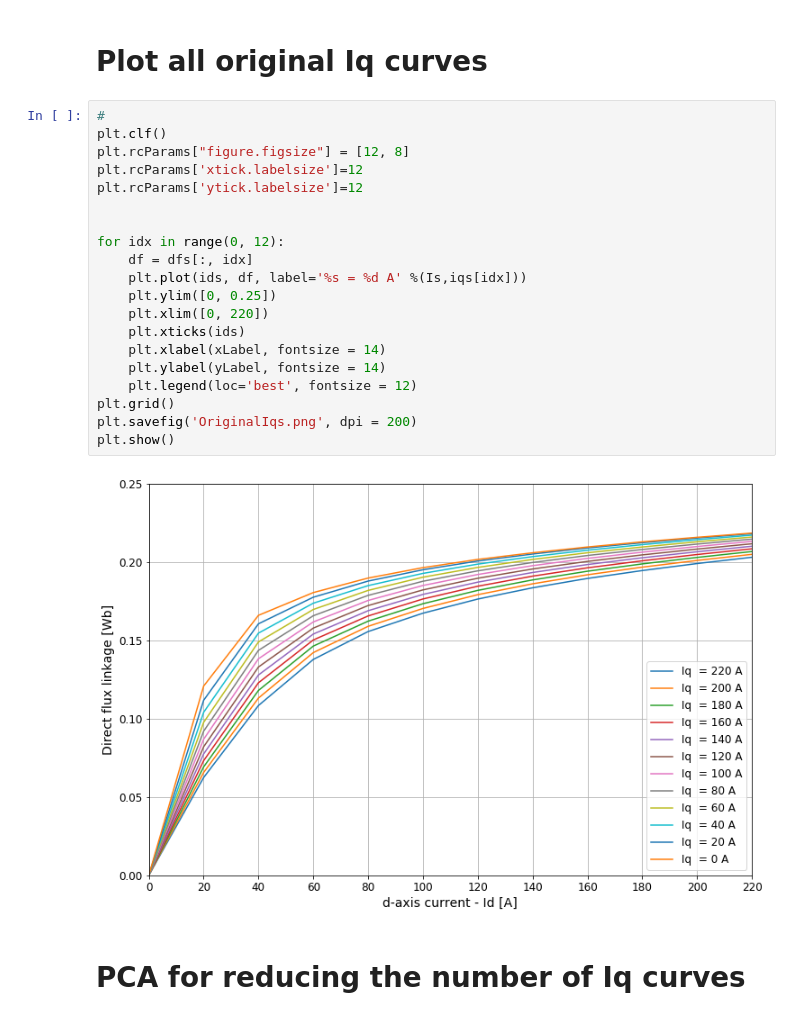
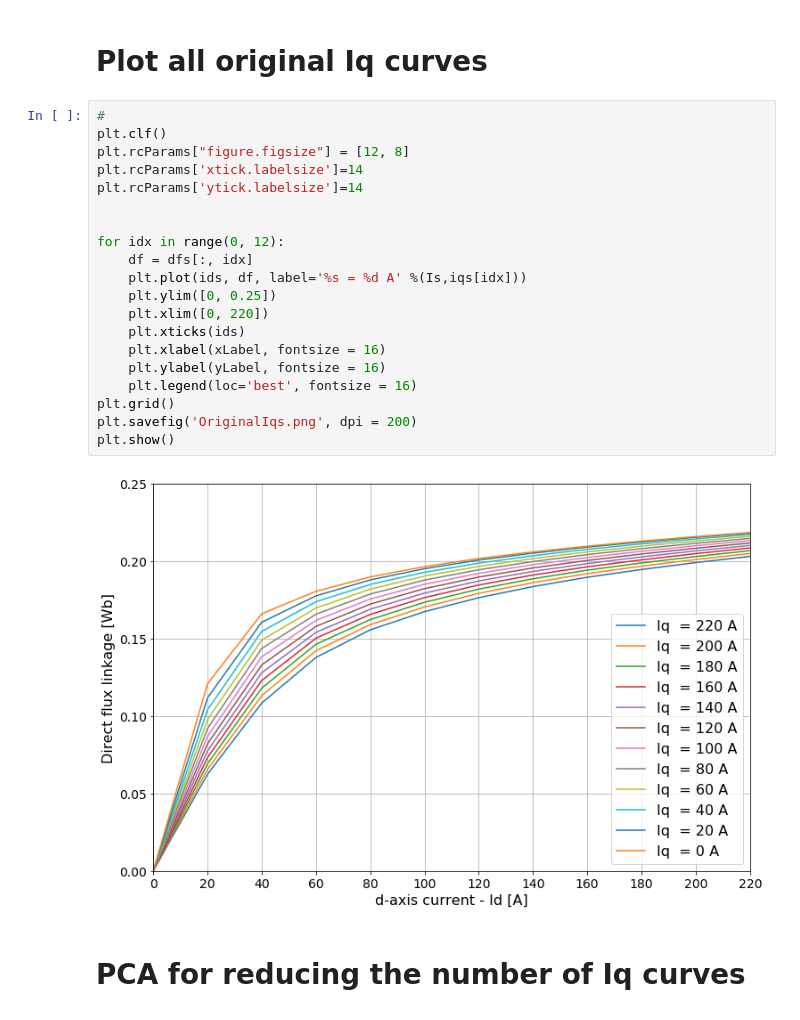
Before and after one commit to gleotescu/iq_interpolation, a Jupyter notebook: curve.ipynb, the cells around one changed output. Saved outputs shown, nothing was run; the diff lists cells and outputs as text.

```diff
--- a/curve.ipynb
+++ b/curve.ipynb
@@ -68,25 +68,25 @@ ids, dfs, iqs, xLabel, yLabel, Is = data_from_file('i_direct_flux',1 )
 # %%
 #
 plt.clf()
 plt.rcParams["figure.figsize"] = [12, 8]
-plt.rcParams['xtick.labelsize']=12
-plt.rcParams['ytick.labelsize']=12
+plt.rcParams['xtick.labelsize']=14
+plt.rcParams['ytick.labelsize']=14
 
 
 for idx in range(0, 12):
     df = dfs[:, idx]
     plt.plot(ids, df, label='%s = %d A' %(Is,iqs[idx]))
     plt.ylim([0, 0.25])
     plt.xlim([0, 220])
     plt.xticks(ids)
-    plt.xlabel(xLabel, fontsize = 14)
-    plt.ylabel(yLabel, fontsize = 14)
-    plt.legend(loc='best', fontsize = 12)
+    plt.xlabel(xLabel, fontsize = 16)
+    plt.ylabel(yLabel, fontsize = 16)
+    plt.legend(loc='best', fontsize = 16)
 plt.grid()
 plt.savefig('OriginalIqs.png', dpi = 200)
 plt.show()
 # %% [output]
-[figure, old version]
+[figure, new version]
 # %% [markdown]
 # PCA for reducing the number of Iq curves
 # %%
```
Also changed, not shown: parts of 5 cells of this notebook, 13 other files.
